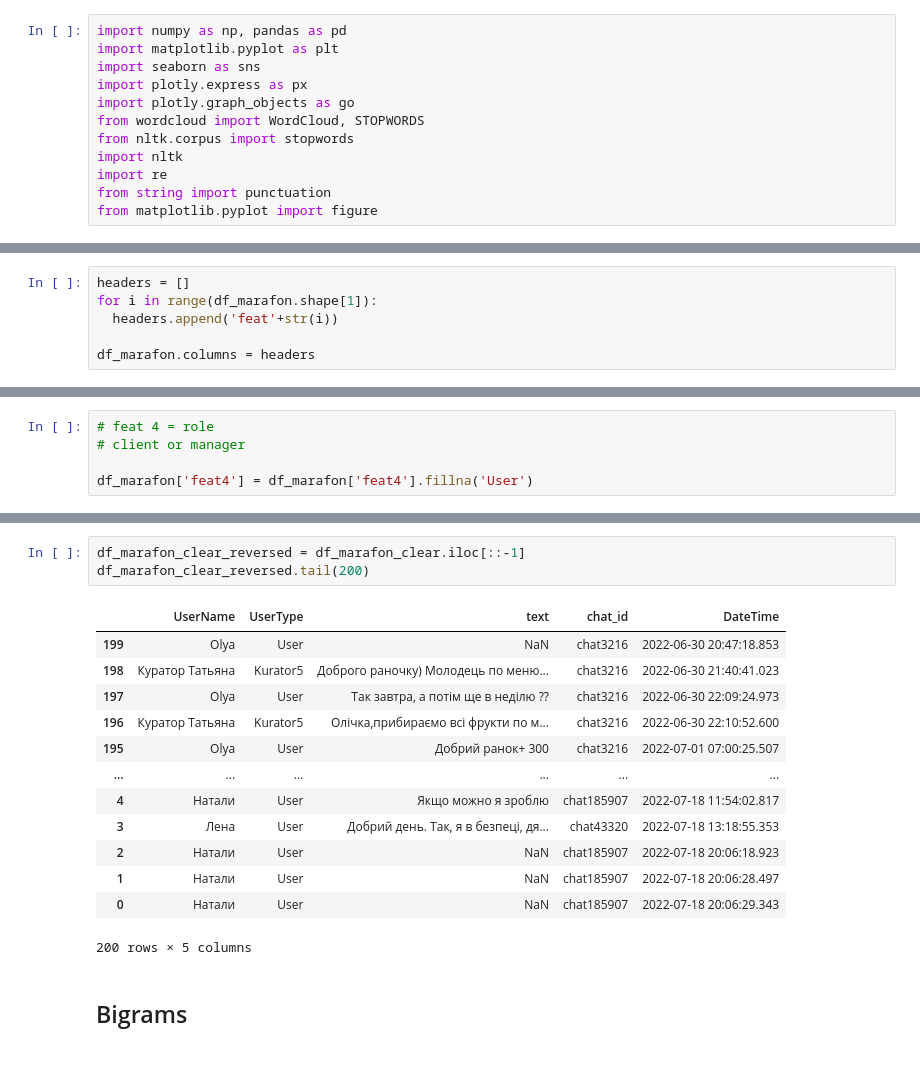
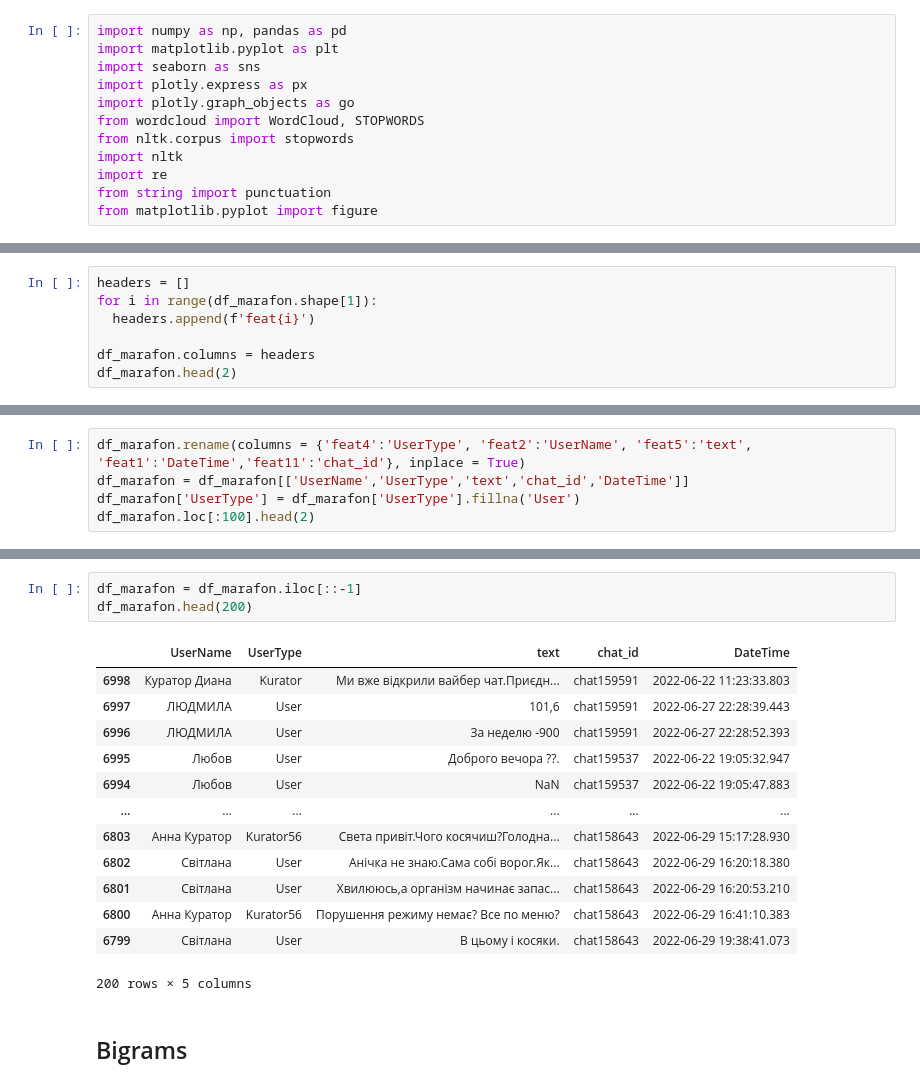
Before and after one commit to Meirlen/DataScince, a Jupyter notebook: Untitled0.ipynb, the cells around one changed output, grey strips where cells are left out. Saved outputs shown, nothing was run; the diff lists cells and outputs as text.

```diff
--- a/Untitled0.ipynb
+++ b/Untitled0.ipynb
@@ -21,6 +23,7 @@ df_marafon.shape
 # %%
 headers = []
 for i in range(df_marafon.shape[1]):
-  headers.append('feat'+str(i))
+  headers.append(f'feat{i}')
 
 df_marafon.columns = headers
+df_marafon.head(2)
@@ -26,0 +62,5 @@ df_marafon.columns = headers
+# %%
+df_marafon.rename(columns = {'feat4':'UserType', 'feat2':'UserName', 'feat5':'text', 'feat1':'DateTime','feat11':'chat_id'}, inplace = True)
+df_marafon = df_marafon[['UserName','UserType','text','chat_id','DateTime']]
+df_marafon['UserType'] = df_marafon['UserType'].fillna('User')
+df_marafon.loc[:100].head(2)
@@ -135,5 +93,0 @@ array(['Натали', 'Лена', nan, 'Харінчук', 'Ольга', 'Єв
-# %%
-# feat 4 = role
-# client or manager
-
-df_marafon['feat4'] = df_marafon['feat4'].fillna('User')
@@ -258,20 +94,20 @@ df_marafon_clear.head()
-# %%
-df_marafon_clear_reversed = df_marafon_clear.iloc[::-1]
-df_marafon_clear_reversed.tail(200)
-# %% [output]
-|  | UserName | UserType | text | chat_id | DateTime |
-| 199 | Olya | User | NaN | chat3216 | 2022-06-30 20:47:18.853 |
-| 198 | Куратор Татьяна | Kurator5 | Доброго раночку) Молодець по меню... | chat3216 | 2022-06-30 21:40:41.023 |
-| 197 | Olya | User | Так завтра, а потім ще в неділю ?? | chat3216 | 2022-06-30 22:09:24.973 |
-| 196 | Куратор Татьяна | Kurator5 | Олічка,прибираємо всі фрукти по м... | chat3216 | 2022-06-30 22:10:52.600 |
-| 195 | Olya | User | Добрий ранок+ 300 | chat3216 | 2022-07-01 07:00:25.507 |
-| ... | ... | ... | ... | ... | ... |
-| 4 | Натали | User | Якщо можно я зроблю | chat185907 | 2022-07-18 11:54:02.817 |
-| 3 | Лена | User | Добрий день. Так, я в безпеці, дя... | chat43320 | 2022-07-18 13:18:55.353 |
-| 2 | Натали | User | NaN | chat185907 | 2022-07-18 20:06:18.923 |
-| 1 | Натали | User | NaN | chat185907 | 2022-07-18 20:06:28.497 |
-| 0 | Натали | User | NaN | chat185907 | 2022-07-18 20:06:29.343 |
-200 rows × 5 columns
+# %%
+df_marafon = df_marafon.iloc[::-1]
+df_marafon.head(200)
+# %% [output]
+|  | UserName | UserType | text | chat_id | DateTime |
+| 6998 | Куратор Диана | Kurator | Ми вже відкрили вайбер чат.Приєдн... | chat159591 | 2022-06-22 11:23:33.803 |
+| 6997 | ЛЮДМИЛА | User | 101,6 | chat159591 | 2022-06-27 22:28:39.443 |
+| 6996 | ЛЮДМИЛА | User | За неделю -900 | chat159591 | 2022-06-27 22:28:52.393 |
+| 6995 | Любов | User | Доброго вечора ??. | chat159537 | 2022-06-22 19:05:32.947 |
+| 6994 | Любов | User | NaN | chat159537 | 2022-06-22 19:05:47.883 |
+| ... | ... | ... | ... | ... | ... |
+| 6803 | Анна Куратор | Kurator56 | Света привіт.Чого косячиш?Голодна... | chat158643 | 2022-06-29 15:17:28.930 |
+| 6802 | Світлана | User | Анічка не знаю.Сама собі ворог.Як... | chat158643 | 2022-06-29 16:20:18.380 |
+| 6801 | Світлана | User | Хвилююсь,а організм начинає запас... | chat158643 | 2022-06-29 16:20:53.210 |
+| 6800 | Анна Куратор | Kurator56 | Порушення режиму немає? Все по меню? | chat158643 | 2022-06-29 16:41:10.383 |
+| 6799 | Світлана | User | В цьому і косяки. | chat158643 | 2022-06-29 19:38:41.073 |
+200 rows × 5 columns
 # %% [markdown]
 ## Bigrams
 # %%
```
Also changed, not shown: parts of 41 cells of this notebook.
